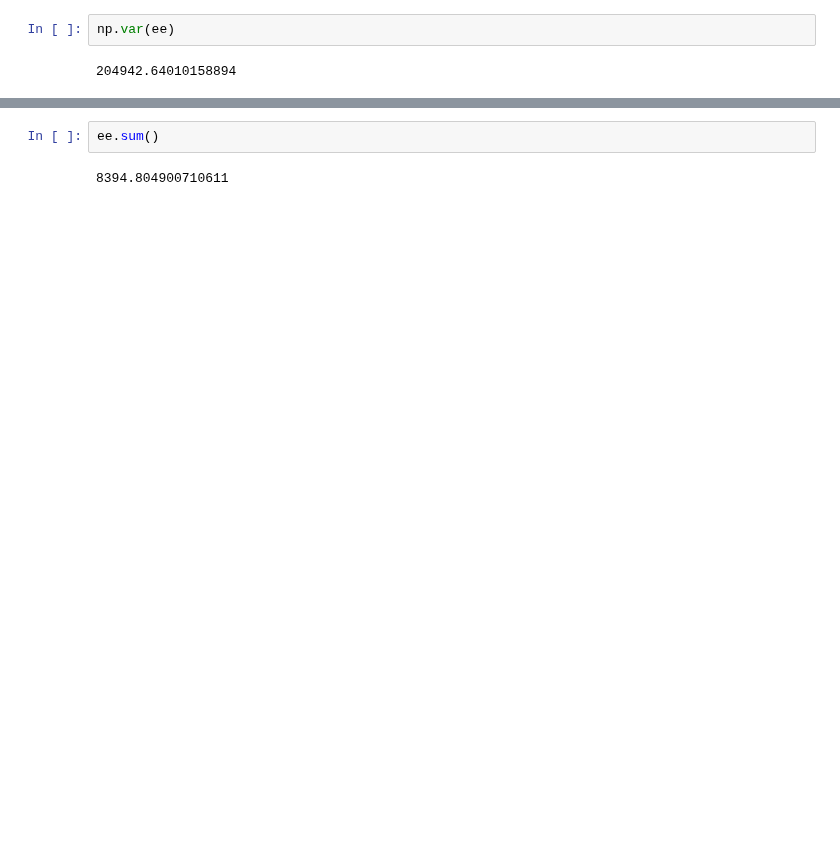
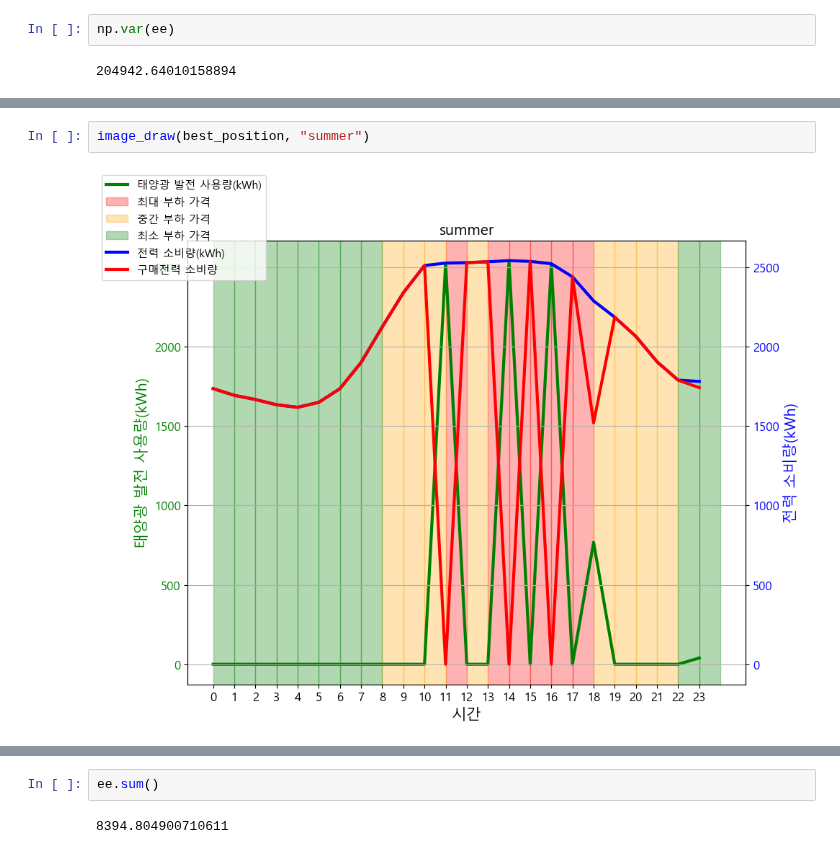
Before and after one commit to Jjineeq/Capstone_Design, a Jupyter notebook: optimal/optimal_function_2.ipynb, the cells around one changed output, grey strips where cells are left out. Drawn from its saved outputs; the diff is of its cells as text; blank space fills up the shorter version.

```diff
--- a/optimal/optimal_function_2.ipynb
+++ b/optimal/optimal_function_2.ipynb
@@ -209,0 +309,4 @@ Best fitness: 5489206.214060222
+# %%
+image_draw(best_position, "summer")
+# %% [output]
+[figure, added]
```
Also changed, not shown: parts of 13 cells of this notebook, 3 other files.
